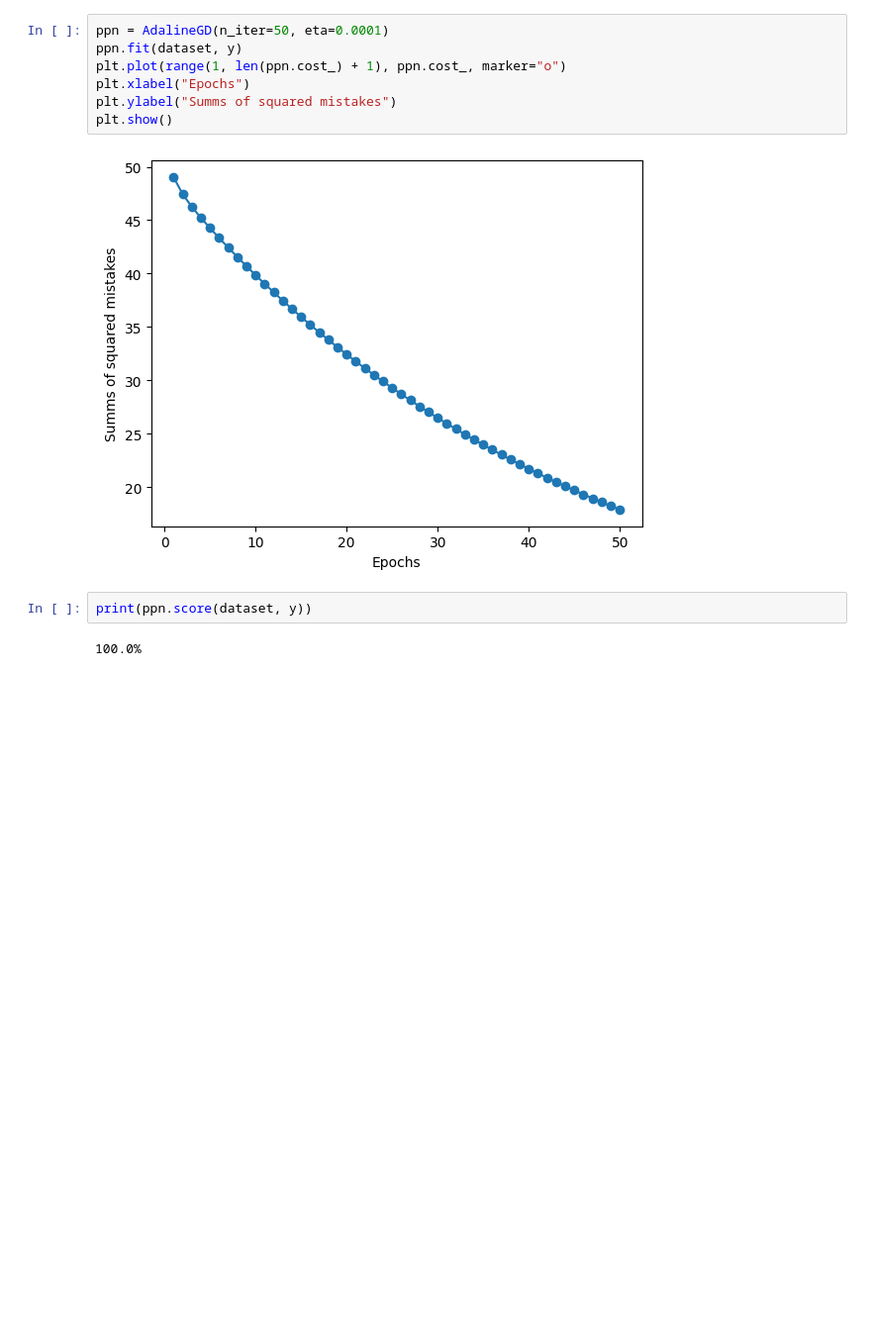
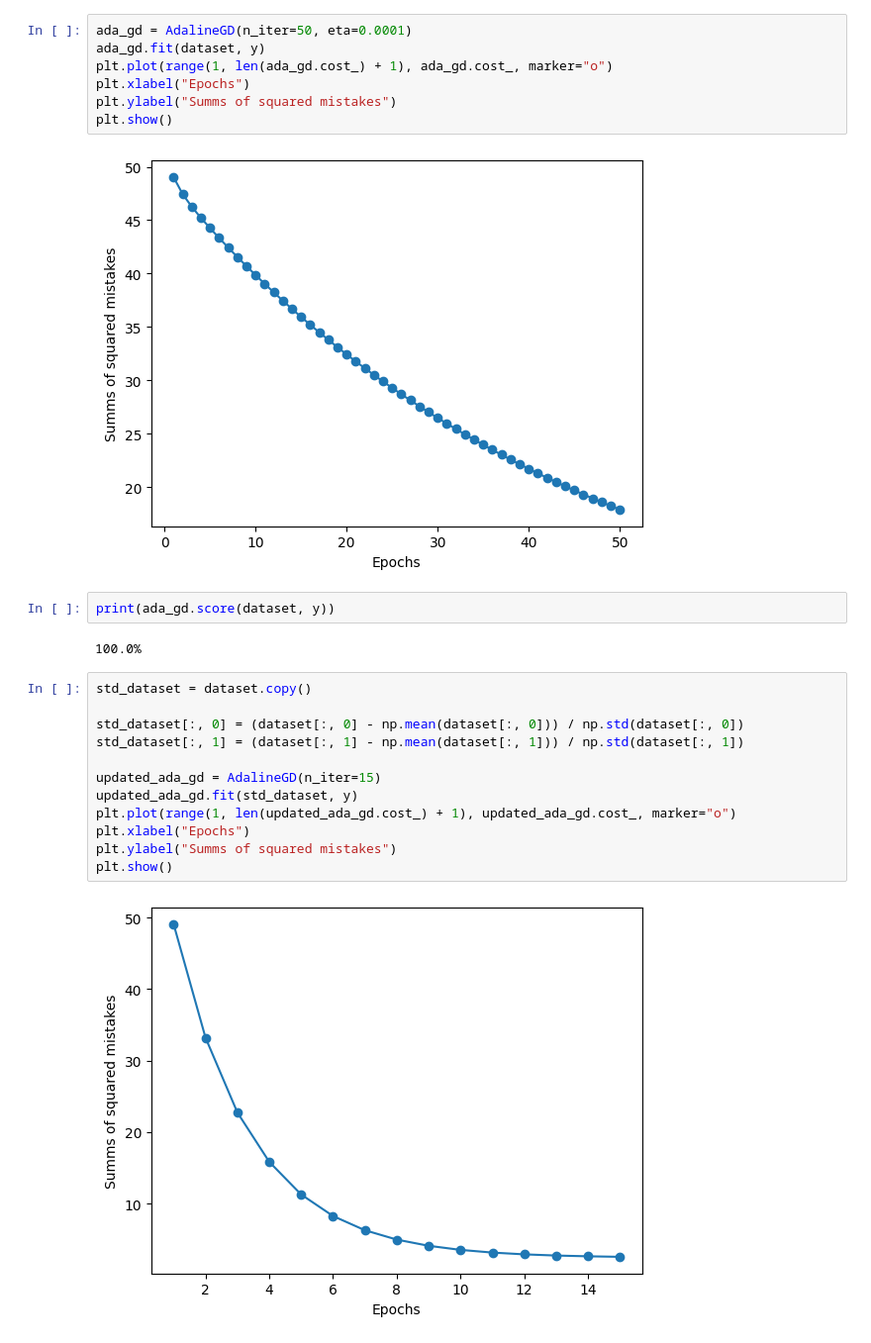
Before and after one commit to nikitabiba/ML, a Jupyter notebook: OOP-Adaline.ipynb, the cells around one changed output. Shown at 99% size. Saved outputs shown, nothing was run; the diff lists cells and outputs as text; blank space fills up the shorter version.

Commit message:
upd: std_dataset

```diff
--- a/OOP-Adaline.ipynb
+++ b/OOP-Adaline.ipynb
@@ -61,15 +61,29 @@ plt.show()
 # %% [output]
 [figure]
 # %%
-ppn = AdalineGD(n_iter=50, eta=0.0001)
-ppn.fit(dataset, y)
-plt.plot(range(1, len(ppn.cost_) + 1), ppn.cost_, marker="o")
+ada_gd = AdalineGD(n_iter=50, eta=0.0001)
+ada_gd.fit(dataset, y)
+plt.plot(range(1, len(ada_gd.cost_) + 1), ada_gd.cost_, marker="o")
 plt.xlabel("Epochs")
 plt.ylabel("Summs of squared mistakes")
 plt.show()
 # %% [output]
 [figure]
 # %%
-print(ppn.score(dataset, y))
+print(ada_gd.score(dataset, y))
 # %% [output]
 100.0%
+# %%
+std_dataset = dataset.copy()
+
+std_dataset[:, 0] = (dataset[:, 0] - np.mean(dataset[:, 0])) / np.std(dataset[:, 0])
+std_dataset[:, 1] = (dataset[:, 1] - np.mean(dataset[:, 1])) / np.std(dataset[:, 1])
+
+updated_ada_gd = AdalineGD(n_iter=15)
+updated_ada_gd.fit(std_dataset, y)
+plt.plot(range(1, len(updated_ada_gd.cost_) + 1), updated_ada_gd.cost_, marker="o")
+plt.xlabel("Epochs")
+plt.ylabel("Summs of squared mistakes")
+plt.show()
+# %% [output]
+[figure, added]
```
Also changed, not shown: parts of 1 cell of this notebook.
